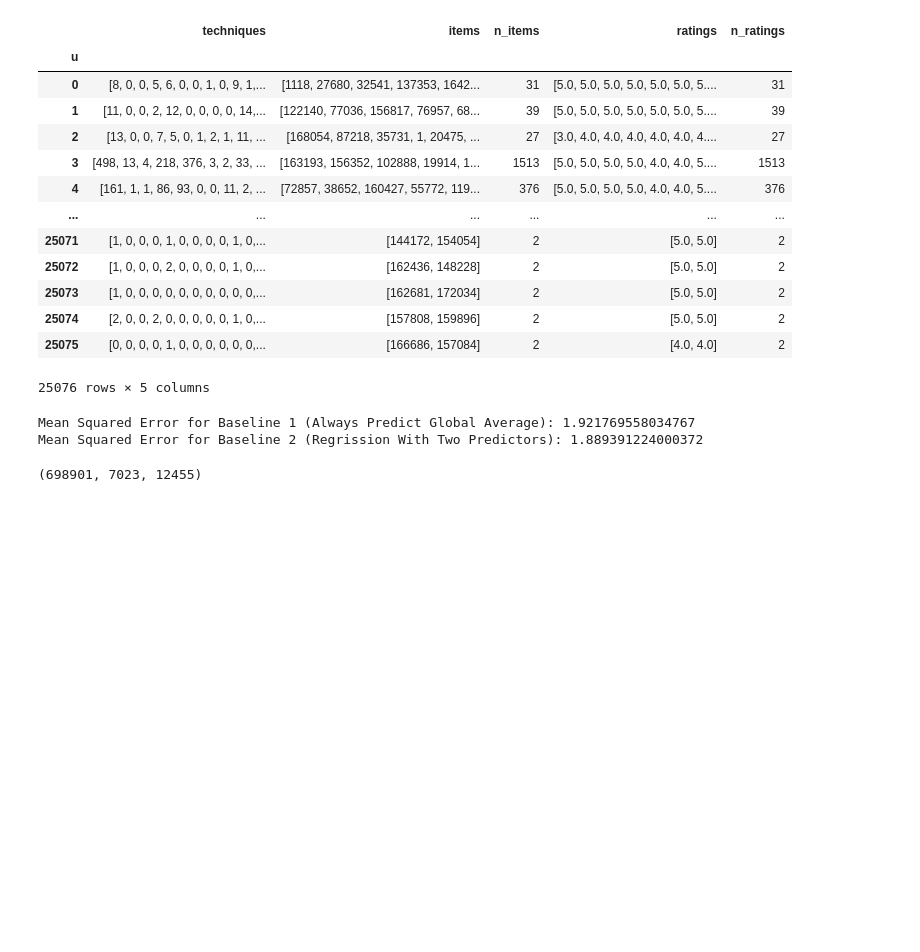
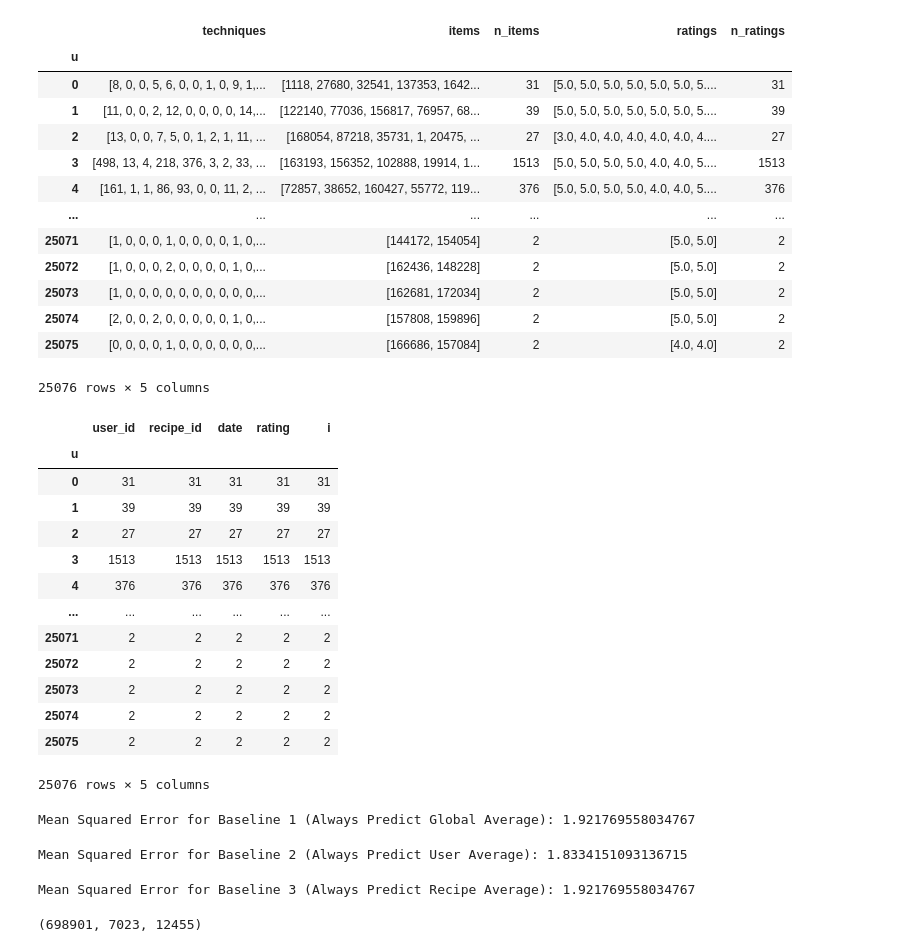
Before and after one commit to YihsuanKuo/CSE158R_Assignment2, a Jupyter notebook: a2.ipynb, the cells around one changed output. Drawn from its saved outputs; the diff is of its cells as text; code cells hidden in the pictures; blank space fills up the shorter version.

Commit message:
two more baseline models

```diff
--- a/a2.ipynb
+++ b/a2.ipynb
@@ -206,21 +206,46 @@ PP_users
 | 25074 | [2, 0, 0, 2, 0, 0, 0, 0, 0, 1, 0,... | [157808, 159896] | 2 | [5.0, 5.0] | 2 |
 | 25075 | [0, 0, 0, 0, 1, 0, 0, 0, 0, 0, 0,... | [166686, 157084] | 2 | [4.0, 4.0] | 2 |
 25076 rows × 5 columns
+# %%
+interactions_train.groupby('u').count()
+# %% [output]
+|  | user_id | recipe_id | date | rating | i |
+| u |  |  |  |  |  |
+| 0 | 31 | 31 | 31 | 31 | 31 |
+| 1 | 39 | 39 | 39 | 39 | 39 |
+| 2 | 27 | 27 | 27 | 27 | 27 |
+| 3 | 1513 | 1513 | 1513 | 1513 | 1513 |
+| 4 | 376 | 376 | 376 | 376 | 376 |
+| ... | ... | ... | ... | ... | ... |
+| 25071 | 2 | 2 | 2 | 2 | 2 |
+| 25072 | 2 | 2 | 2 | 2 | 2 |
+| 25073 | 2 | 2 | 2 | 2 | 2 |
+| 25074 | 2 | 2 | 2 | 2 | 2 |
+| 25075 | 2 | 2 | 2 | 2 | 2 |
+25076 rows × 5 columns
 # %%
 # Baseline 1: Always Predict Global Average
 
 global_average = interactions_train['rating'].mean()
-print('Mean Squared Error for Baseline 1 (Always Predict Global Average):', MSE([global_average] * test_y.shape[0], test_y))
-
-# Baseline 2: Regresssion With Two Predictors
-
-baseline_train_X_features = [[PP_recipes.iloc[i]['calorie_level'], PP_users.iloc[u]['n_items']] for u, i in train_X[['u', 'i']].to_numpy()]
-baseline_test_X_features = [[PP_recipes.iloc[i]['calorie_level'], PP_users.iloc[u]['n_items']] for u, i in test_X[['u', 'i']].to_numpy()]
-
-baseline_model = LinearRegression()
-baseline_model.fit(baseline_train_X_features, train_y)
-baseline_model_preds = baseline_model.predict(baseline_test_X_features)
-print('Mean Squared Error for Baseline 2 (Regrission With Two Predictors):', MSE(baseline_model_preds, test_y))
+baseline1_preds = [global_average] * test_y.shape[0]
+print('Mean Squared Error for Baseline 1 (Always Predict Global Average):', MSE(baseline1_preds, test_y))
 # %% [output]
 Mean Squared Error for Baseline 1 (Always Predict Global Average): 1.921769558034767
-Mean Squared Error for Baseline 2 (Regrission With Two Predictors): 1.889391224000372
+# %%
+# Baseline 2: Always Predict User Average
+
+user_means = interactions_train.groupby('u')['rating'].mean()
+
+baseline2_preds = [np.mean(user_means.loc[u]) if u in user_means.index else global_average for u in interactions_test['u']]
+print('Mean Squared Error for Baseline 2 (Always Predict User Average):', MSE(baseline2_preds, test_y))
+# %% [output]
+Mean Squared Error for Baseline 2 (Always Predict User Average): 1.8334151093136715
+# %%
+# Baseline 3: Always Predict Recipe Average
+
+recipe_means = interactions_train.groupby('i')['rating'].mean()
+
+baseline3_preds = [np.mean(recipe_means.loc[i]) if i in recipe_means.index else global_average for i in interactions_test['i']]
+print('Mean Squared Error for Baseline 3 (Always Predict Recipe Average):', MSE(baseline3_preds, test_y))
+# %% [output]
+Mean Squared Error for Baseline 3 (Always Predict Recipe Average): 1.921769558034767
```
Also changed, not shown: parts of 1 cell of this notebook.
